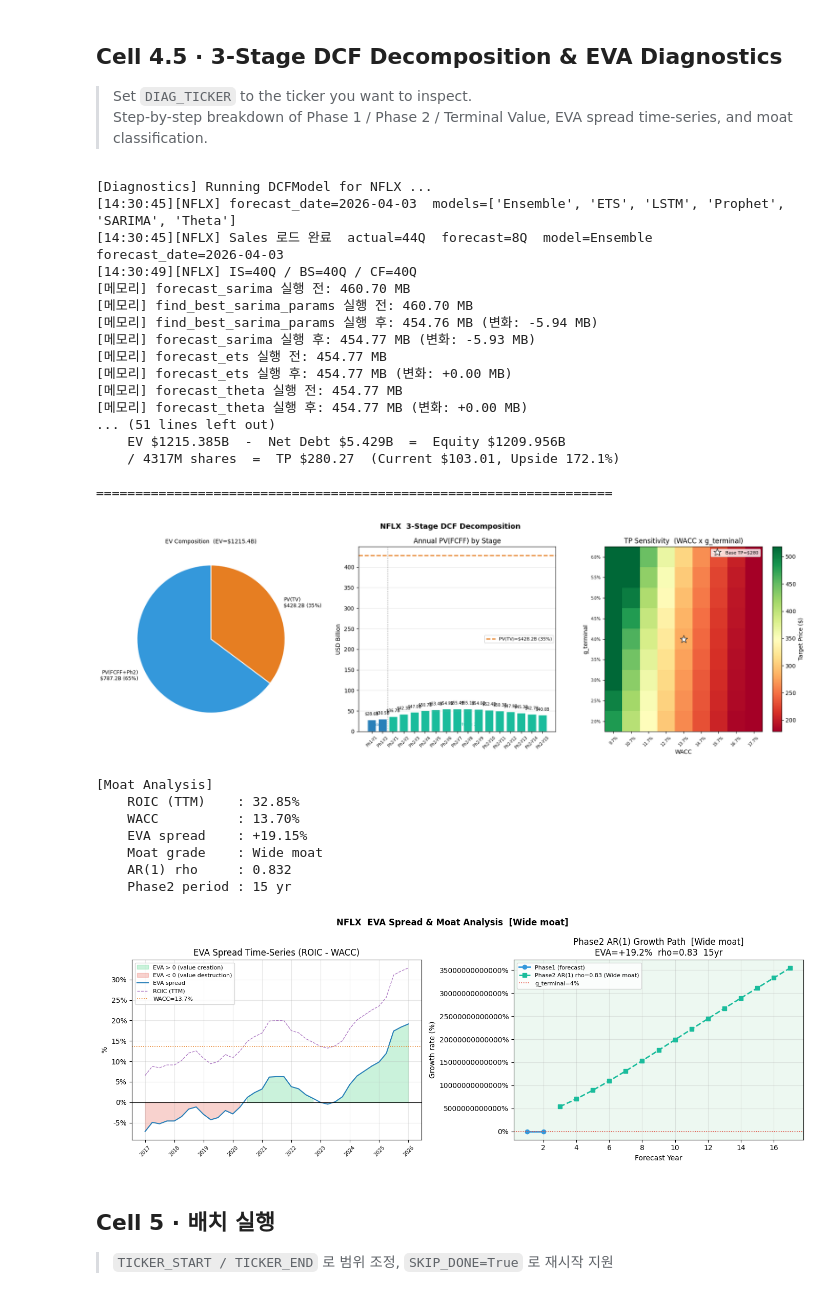
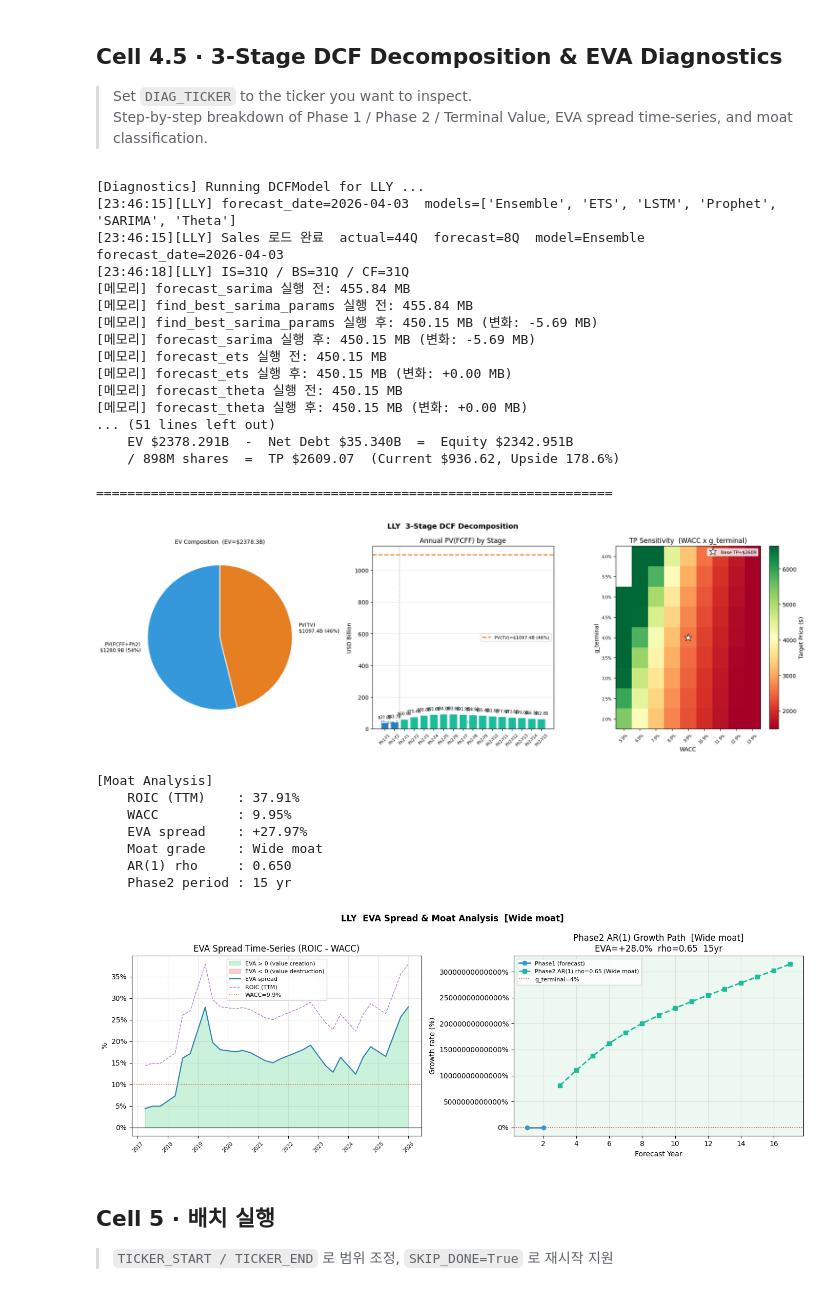
Before and after one commit to stox74/stock_forecast, a Jupyter notebook: US_Market/valuation/US_FCFF_Valuation/FCFF_DCF_Valuation_v7.ipynb, the cells around one changed output. Cells and saved outputs as stored; diff of their text form; code cells hidden in the pictures.

```diff
--- a/US_Market/valuation/US_FCFF_Valuation/FCFF_DCF_Valuation_v7.ipynb
+++ b/US_Market/valuation/US_FCFF_Valuation/FCFF_DCF_Valuation_v7.ipynb
@@ -1598,7 +1598,7 @@ if _res["status"] == "ok":
 #  Cell 4.5 · 3-Stage DCF Decomposition & EVA Diagnostics
 # ═══════════════════════════════════════════════════════════════
 
-DIAG_TICKER = "NFLX"   # <- change ticker here
+DIAG_TICKER = "LLY"   # <- change ticker here
 
 print(f"[Diagnostics] Running DCFModel for {DIAG_TICKER} ...")
 _dm = DCFModel(ticker=DIAG_TICKER, engine=engine, verbose=True)
@@ -1837,53 +1837,53 @@ if eva_series:
         ax.plot(yrs_ph2, ph2_pct, "s--", color="#1abc9c", lw=2,
                 label=f"Phase2 AR(1) rho={moat_rho:.2f} ({moat_label})" if not np.isnan(moat_rho) else "Phase2")
     ax.axhline(GDP_GROWTH * 100, color="#e74c3c", lw=1.2, ls=":",
                label=f"g_terminal={GDP_GROWTH*100:.0f}%")
 
     moat_colors = {"Wide moat":   "#27ae60", "Narrow moat": "#2980b9",
                    "Some moat":   "#f39c12", "No moat":     "#e74c3c"}
     ax.set_facecolor(moat_colors.get(moat_label, "#95a5a6") + "15")
 
     eva_str = f"{eva_spread*100:+.1f}%" if not np.isnan(eva_spread) else "N/A"
     rho_str = f"{moat_rho:.2f}"         if not np.isnan(moat_rho)   else "N/A"
     ax.set_title(f"Phase2 AR(1) Growth Path  [{moat_label}]\n"
                  f"EVA={eva_str}  rho={rho_str}  {n_ph2}yr")
     ax.set_xlabel("Forecast Year")
     ax.set_ylabel("Growth rate (%)")
     ax.yaxis.set_major_formatter(plt.FuncFormatter(lambda x, _: f"{x:.0f}%"))
     ax.legend(fontsize=8)
     ax.grid(alpha=0.3)
 
     plt.tight_layout()
     plt.show()
 else:
     print("  [No EVA series — insufficient IS/BS data]")
 # %% [output]
-[Diagnostics] Running DCFModel for NFLX ...
-[14:30:45][NFLX] forecast_date=2026-04-03  models=['Ensemble', 'ETS', 'LSTM', 'Prophet', 'SARIMA', 'Theta']
-[14:30:45][NFLX] Sales 로드 완료  actual=44Q  forecast=8Q  model=Ensemble  forecast_date=2026-04-03
-[14:30:49][NFLX] IS=40Q / BS=40Q / CF=40Q
-[메모리] forecast_sarima 실행 전: 460.70 MB
-[메모리] find_best_sarima_params 실행 전: 460.70 MB
-[메모리] find_best_sarima_params 실행 후: 454.76 MB (변화: -5.94 MB)
-[메모리] forecast_sarima 실행 후: 454.77 MB (변화: -5.93 MB)
-[메모리] forecast_ets 실행 전: 454.77 MB
-[메모리] forecast_ets 실행 후: 454.77 MB (변화: +0.00 MB)
-[메모리] forecast_theta 실행 전: 454.77 MB
-[메모리] forecast_theta 실행 후: 454.77 MB (변화: +0.00 MB)
+[Diagnostics] Running DCFModel for LLY ...
+[23:46:15][LLY] forecast_date=2026-04-03  models=['Ensemble', 'ETS', 'LSTM', 'Prophet', 'SARIMA', 'Theta']
+[23:46:15][LLY] Sales 로드 완료  actual=44Q  forecast=8Q  model=Ensemble  forecast_date=2026-04-03
+[23:46:18][LLY] IS=31Q / BS=31Q / CF=31Q
+[메모리] forecast_sarima 실행 전: 455.84 MB
+[메모리] find_best_sarima_params 실행 전: 455.84 MB
+[메모리] find_best_sarima_params 실행 후: 450.15 MB (변화: -5.69 MB)
+[메모리] forecast_sarima 실행 후: 450.15 MB (변화: -5.69 MB)
+[메모리] forecast_ets 실행 전: 450.15 MB
+[메모리] forecast_ets 실행 후: 450.15 MB (변화: +0.00 MB)
+[메모리] forecast_theta 실행 전: 450.15 MB
+[메모리] forecast_theta 실행 후: 450.15 MB (변화: +0.00 MB)
 ... (51 lines left out)
-    EV $1215.385B  -  Net Debt $5.429B  =  Equity $1209.956B
-    / 4317M shares  =  TP $280.27  (Current $103.01, Upside 172.1%)
+    EV $2378.291B  -  Net Debt $35.340B  =  Equity $2342.951B
+    / 898M shares  =  TP $2609.07  (Current $936.62, Upside 178.6%)
 
 ==================================================================
-[figure, old version]
+[figure, new version]
 [Moat Analysis]
-    ROIC (TTM)    : 32.85%
-    WACC          : 13.70%
-    EVA spread    : +19.15%
+    ROIC (TTM)    : 37.91%
+    WACC          : 9.95%
+    EVA spread    : +27.97%
     Moat grade    : Wide moat
-    AR(1) rho     : 0.832
+    AR(1) rho     : 0.650
     Phase2 period : 15 yr
-[figure, old version]
+[figure, new version]
 # %% [markdown]
 ## Cell 5 · 배치 실행
 
```
Also changed, not shown: parts of 3 cells of this notebook, 3 other files.
